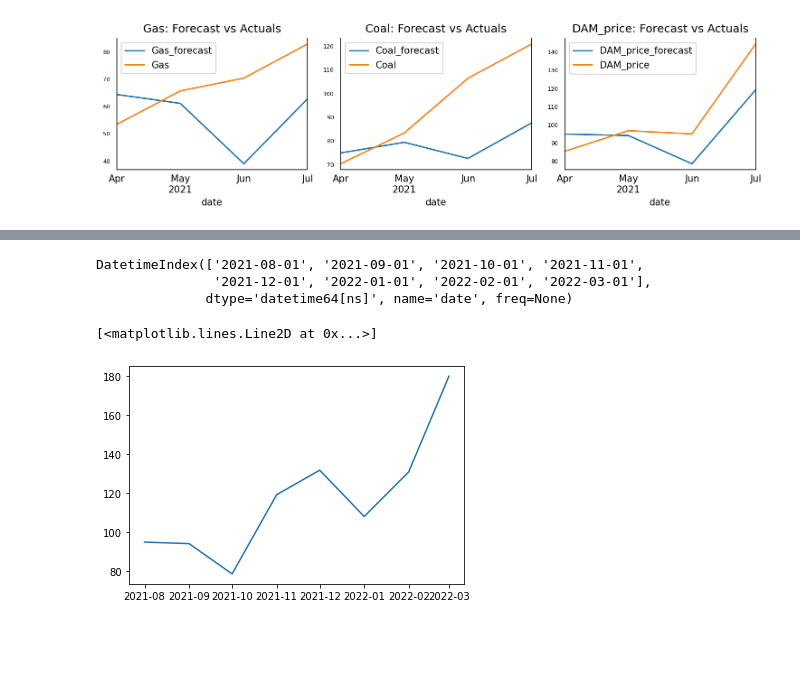
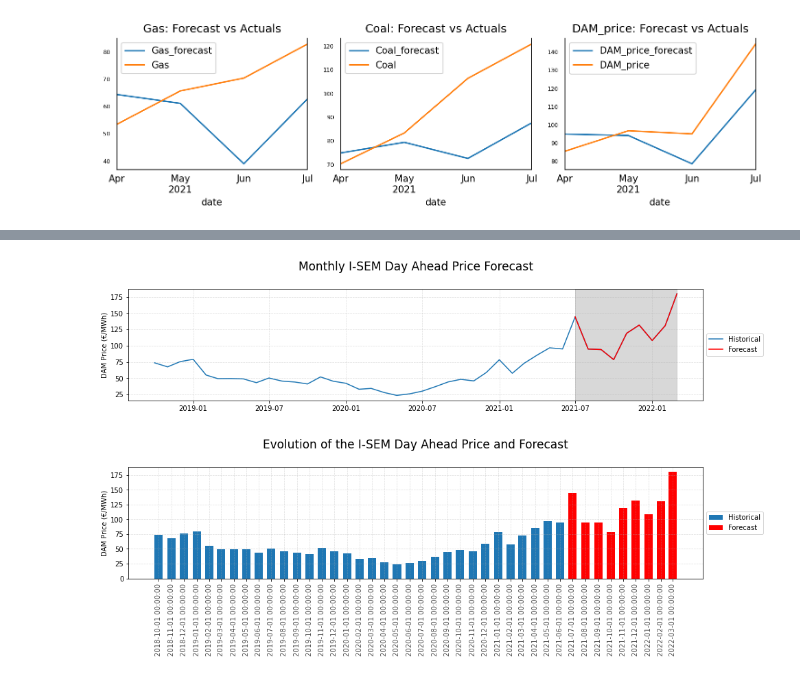
Before and after one commit to AnjuBanu/Analython3, a Jupyter notebook: dummy.ipynb, the cells around one changed output, grey strips where cells are left out. Drawn from its saved outputs; the diff is of its cells as text; code cells hidden in the pictures; blank space fills up the shorter version.

```diff
--- a/dummy.ipynb
+++ b/dummy.ipynb
@@ -563,17 +563,30 @@ df_future_results
 # %%
 d2 =df_future_results.loc[:, ['Gas_forecast', 'Coal_forecast', 'DAM_price_forecast']]
 d2.index.names = ['date']
 d2.columns=["Gas","Coal","DAM_price"]
 last_data= pd.concat([new_data, d2], axis=0, ignore_index=False)
-last_data.index[-8:]
+
+plt.figure(figsize=(15,3))
+plt.plot(last_data.index, last_data['DAM_price'],label="Historical")
+plt.plot(last_data.index[-9:], last_data['DAM_price'][-9:],"r",label="Forecast")
+plt.axvspan(last_data.index[-9], last_data.index[-1],color='gray', alpha=0.3)
+plt.legend(loc='center left', bbox_to_anchor=(1, 0.5))
+plt.ylabel("DAM Price (€/MWh)")
+plt.title ("Monthly I-SEM Day Ahead Price Forecast\n", fontsize=17)
+plt.grid(axis = 'y',linestyle = '--', linewidth = 0.7,alpha=0.4)
+plt.grid(axis = 'x',linestyle = '--', linewidth = 0.7,alpha=0.4)
+
+plt.figure(figsize=(15,3))
+plt.bar(last_data.index, last_data['DAM_price'],label="Historical",width=20)
+plt.bar(last_data.index[-9:], last_data['DAM_price'][-9:],width=20,color="red",label="Forecast")
+plt.legend(loc='center left', bbox_to_anchor=(1, 0.5))
+plt.ylabel("DAM Price (€/MWh)")
+plt.title ("Evolution of the I-SEM Day Ahead Price and Forecast\n", fontsize=17)
+xtick_location = pd.to_datetime(last_data.index).tolist()[::1]
+xtick_labels =pd.to_datetime(last_data.index).tolist()[::1]
+plt.xticks(ticks=xtick_location, labels=xtick_labels, rotation=90, alpha=.7)
+plt.grid(axis = 'y',linestyle = '--', linewidth = 0.7,alpha=0.4)
+plt.grid(axis = 'x',linestyle = '--', linewidth = 0.7,alpha=0.4)
 # %% [output]
-DatetimeIndex(['2021-08-01', '2021-09-01', '2021-10-01', '2021-11-01',
-               '2021-12-01', '2022-01-01', '2022-02-01', '2022-03-01'],
-              dtype='datetime64[ns]', name='date', freq=None)
+[figure, added]
+[figure, added]
-# %%
-
-plt.plot(last_data.index[-8:], last_data['DAM_price'][-8:])
-plt.plot(last_data.index[-8:], last_data['DAM_price'][-8:])
-# %% [output]
-[<matplotlib.lines.Line2D at 0x...>]
-[figure, removed]
```
Also changed, not shown: parts of 9 cells of this notebook, 1 other file.
